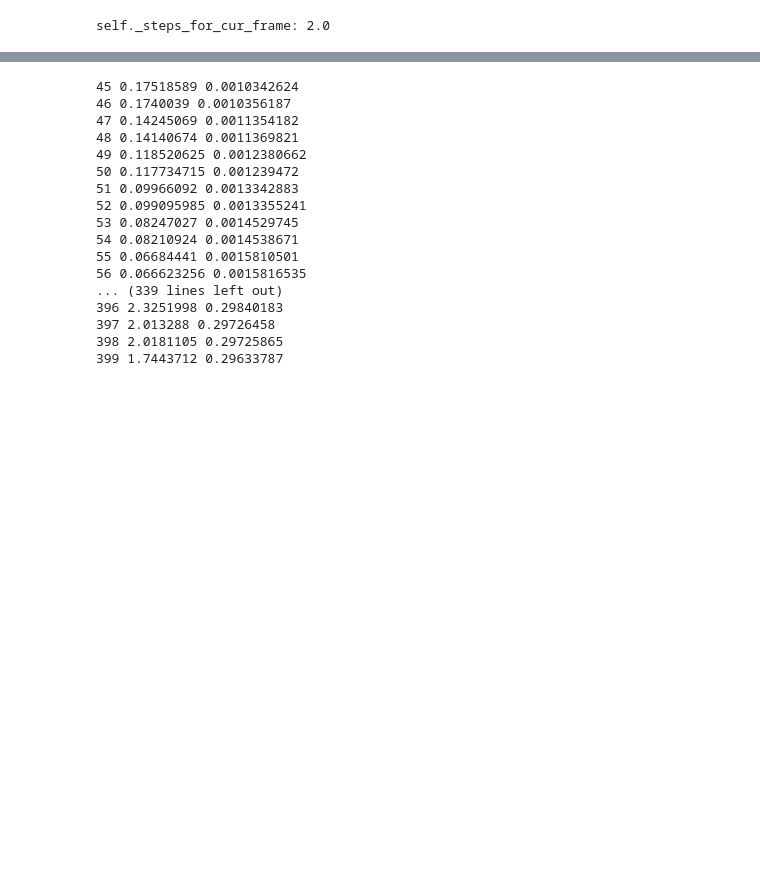
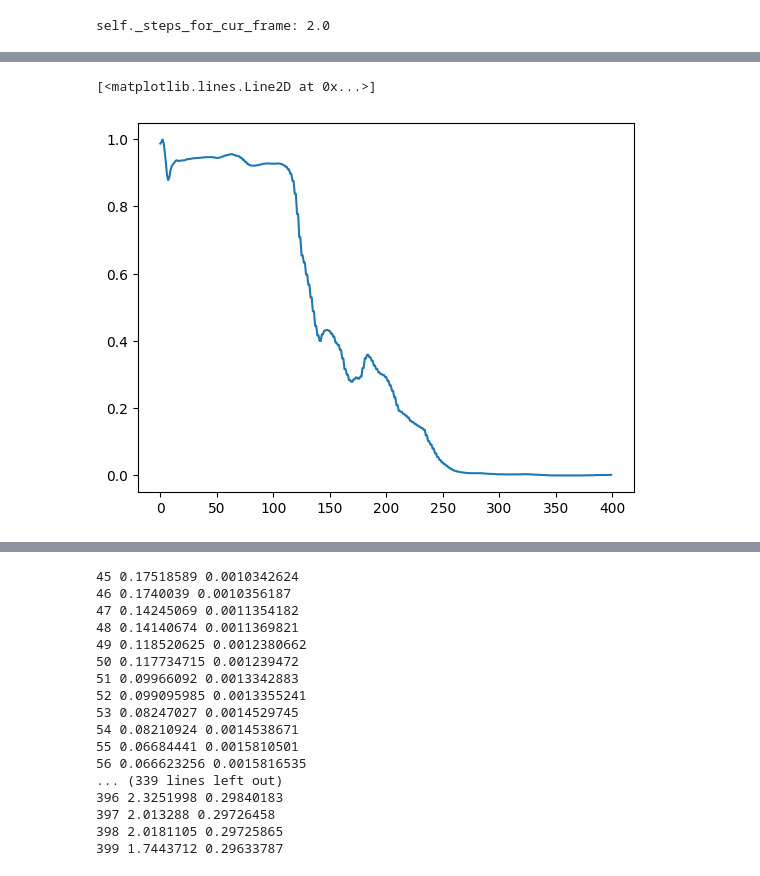
Before and after one commit to charles-zhng/Brax-Rodent-Run, a Jupyter notebook: env_testing.ipynb, the cells around one changed output, grey strips where cells are left out. Cells and saved outputs as stored; diff of their text form; code cells hidden in the pictures; blank space fills up the shorter version.

```diff
--- a/env_testing.ipynb
+++ b/env_testing.ipynb
@@ -111,0 +153,5 @@ print([state.info["summed_pos_distance"] for state in rollout][0])
+# %%
+plt.plot([state.metrics["quat_reward"] for state in rollout])
+# %% [output]
+[<matplotlib.lines.Line2D at 0x...>]
+[figure, added]
```
Also changed, not shown: parts of 16 cells of this notebook, 6 other files.
